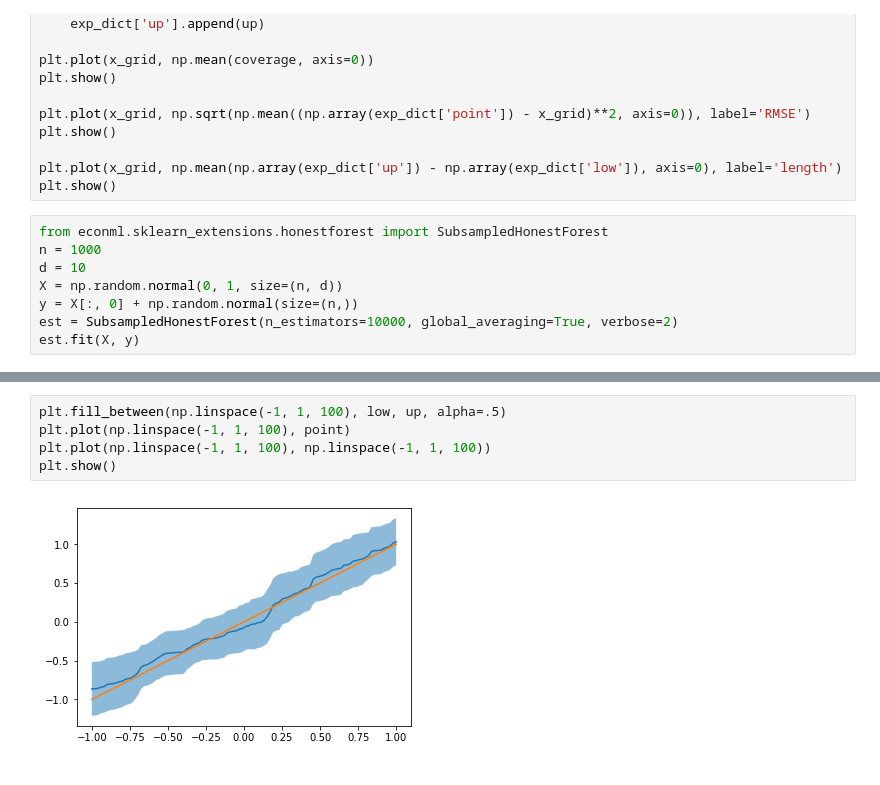
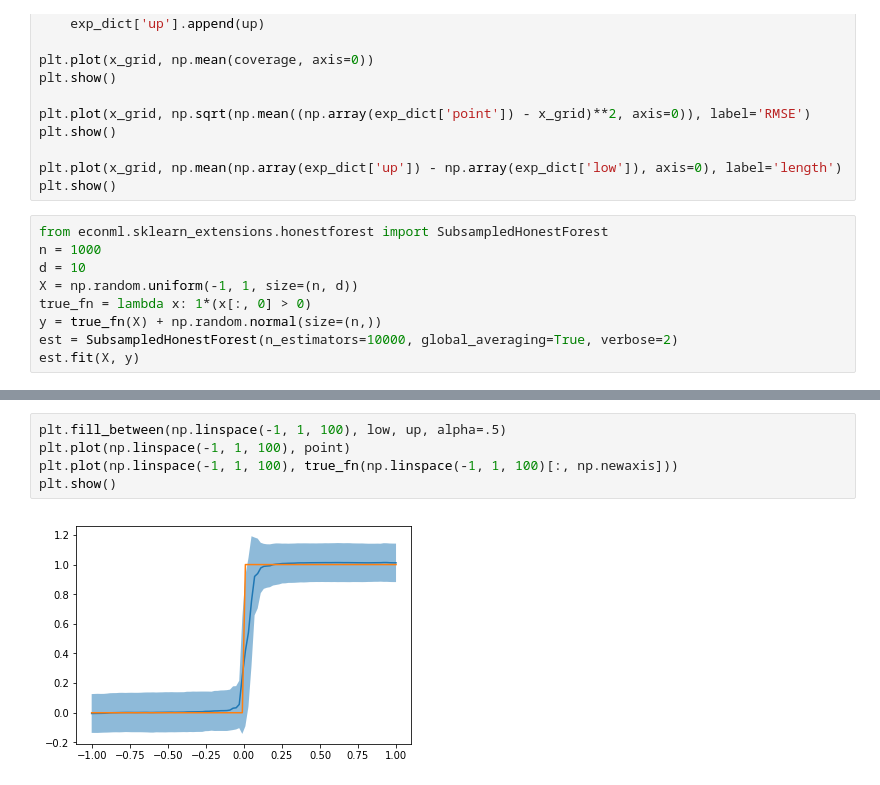
Before and after one commit to py-why/EconML, a Jupyter notebook: notebooks/SubsampledHonestForest.ipynb, the cells around one changed output, grey strips where cells are left out. Saved outputs shown, nothing was run; the diff lists cells and outputs as text.

```diff
--- a/notebooks/SubsampledHonestForest.ipynb
+++ b/notebooks/SubsampledHonestForest.ipynb
@@ -71,8 +71,9 @@ plt.show()
 from econml.sklearn_extensions.honestforest import SubsampledHonestForest
 n = 1000
 d = 10
-X = np.random.normal(0, 1, size=(n, d))
-y = X[:, 0] + np.random.normal(size=(n,))
+X = np.random.uniform(-1, 1, size=(n, d))
+true_fn = lambda x: 1*(x[:, 0] > 0)
+y = true_fn(X) + np.random.normal(size=(n,))
 est = SubsampledHonestForest(n_estimators=10000, global_averaging=True, verbose=2)
 est.fit(X, y)
 # %% [output]
@@ -116,7 +117,7 @@ low, up = est.predict_interval(np.hstack([np.linspace(-1, 1, 100).reshape(-1, 1)
 # %%
 plt.fill_between(np.linspace(-1, 1, 100), low, up, alpha=.5)
 plt.plot(np.linspace(-1, 1, 100), point)
-plt.plot(np.linspace(-1, 1, 100), np.linspace(-1, 1, 100))
+plt.plot(np.linspace(-1, 1, 100), true_fn(np.linspace(-1, 1, 100)[:, np.newaxis]))
 plt.show()
 # %% [output]
-[figure, old version]
+[figure, new version]
```
Also changed, not shown: parts of 2 cells of this notebook, 2 other files.
